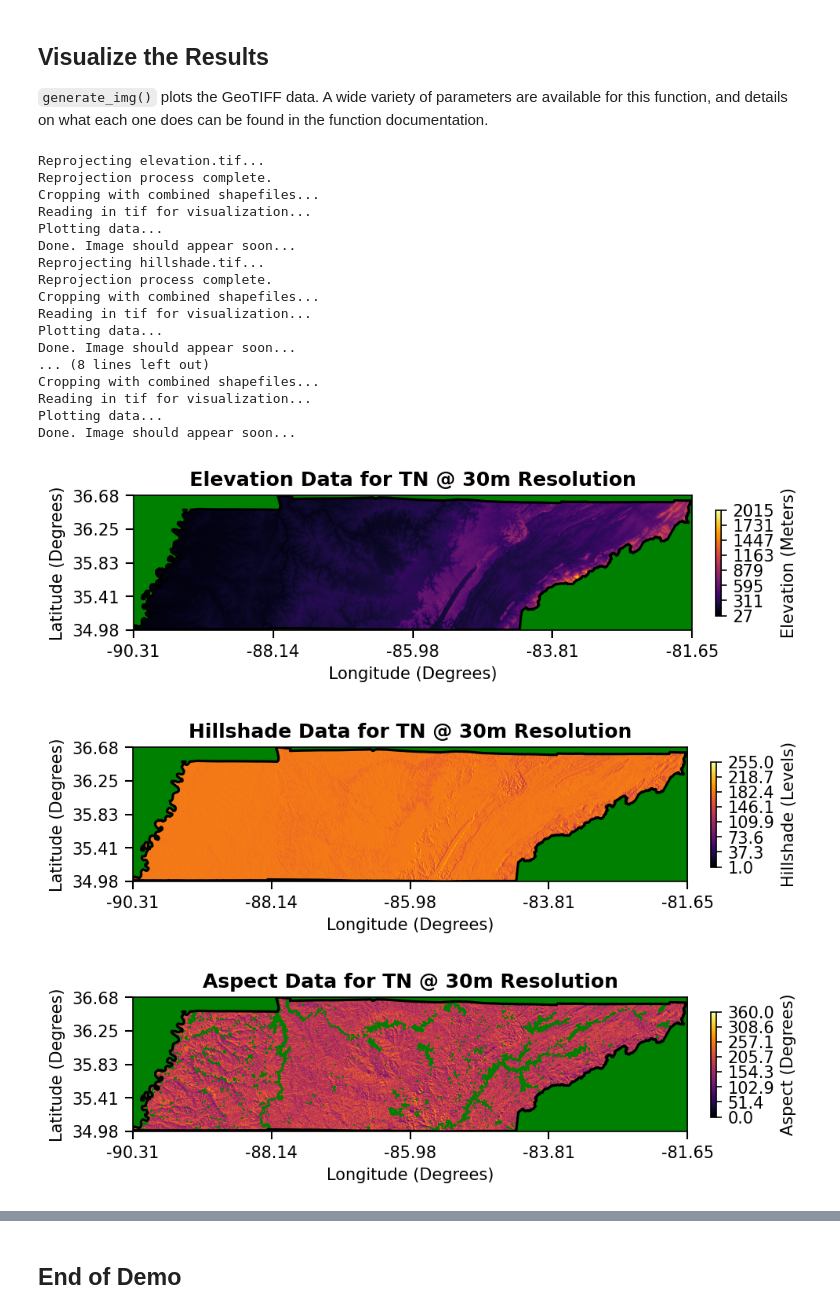
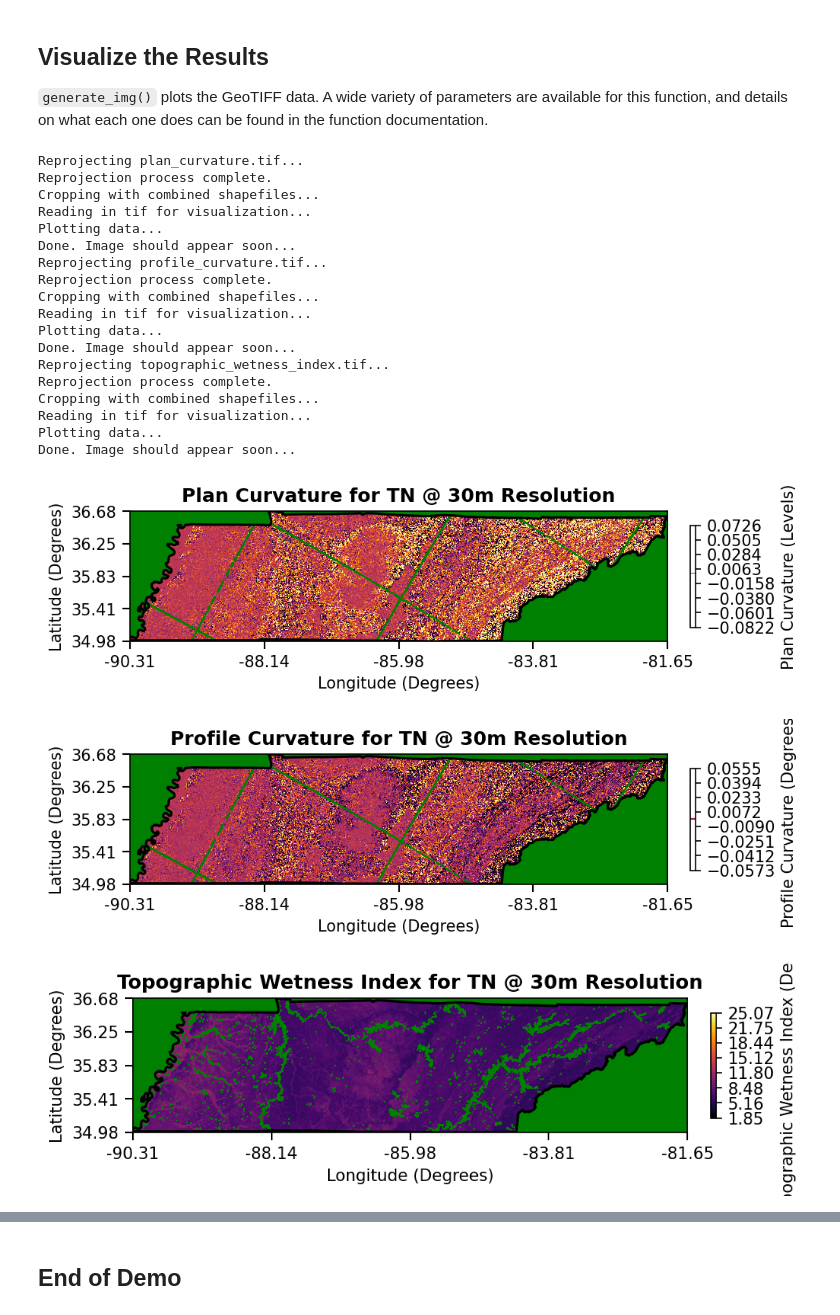
Before and after one commit to TauferLab/GEOtiled, a Jupyter notebook: demo/demo.ipynb, the cells around one changed output, grey strips where cells are left out. Cells and saved outputs as stored; diff of their text form; code cells hidden in the pictures.

```diff
--- a/demo/demo.ipynb
+++ b/demo/demo.ipynb
@@ -39,10 +39,10 @@ In the following cell you may specify variables such as what data to download, t
 download_list = 'download_urls'                                         # Name of file to store DEM download URLs
 bounding_box = {"xmin": -90.4,"ymin": 34.8,"xmax": -81.55,"ymax": 36.8} # Bounding box to use for DEM download
 shape_file = ['TN']                                                     # Shape file to use for DEM download and image cropping
-params = ['SLP','ASP','HLSD']                                           # Comma-seperated list of parameters to compute, or 'all' to compute all
+params = ['PLC','PFC','TWI']                                           # Comma-seperated list of parameters to compute, or 'all' to compute all
 num_tiles = 16                                                          # Number of tiles to split the DEM mosaic into
 
-data_folder = './geotiled_data/'                                        # Root folder where GEOtiled data will be stored
+data_folder = '/media/volume/gabriel-geotiled-small/geotiled_data/'     # Root folder where GEOtiled data will be stored
 geotiled.set_data_directory(data_folder)                                # Sets the directory to store data in
 # %% [markdown]
 ## Pre-processing of the DEM
@@ -148,28 +161,32 @@ Mosaic process completed.
 `generate_img()` plots the GeoTIFF data. A wide variety of parameters are available for this function, and details on what each one does can be found in the function documentation.
 # %%
 # Create plots for all terrain parameters
-elev_img = geotiled.generate_img(tif='elevation', downsample=5, shp_files=shape_file, crop_shp=True, reproject_gcs=True, title="Elevation Data for TN @ 30m Resolution", zunit="Meter",  xyunit="Degree", ztype="Elevation")
-hill_img = geotiled.generate_img(tif='hillshade', downsample=5, shp_files=shape_file, crop_shp=True, reproject_gcs=True, title="Hillshade Data for TN @ 30m Resolution", zunit="Level",  xyunit="Degree", ztype="Hillshade")
-asp_img  = geotiled.generate_img(tif='aspect',    downsample=5, shp_files=shape_file, crop_shp=True, reproject_gcs=True, title="Aspect Data for TN @ 30m Resolution",    zunit="Degree", xyunit="Degree", ztype="Aspect")
-slp_img  = geotiled.generate_img(tif='slope',     downsample=5, shp_files=shape_file, crop_shp=True, reproject_gcs=True, title="Slope Data for TN @ 30m Resolution",     zunit="Degree", xyunit="Degree", ztype="Slope")
+#elev_img = geotiled.generate_img(tif='elevation', downsample=5, shp_files=shape_file, crop_shp=True, reproject_gcs=True, title="Elevation for TN @ 30m Resolution", zunit="Meter",  xyunit="Degree", ztype="Elevation")
+#hill_img = geotiled.generate_img(tif='hillshade', downsample=5, shp_files=shape_file, crop_shp=True, reproject_gcs=True, title="Hillshade for TN @ 30m Resolution", zunit="Level",  xyunit="Degree", ztype="Hillshade")
+#asp_img  = geotiled.generate_img(tif='aspect',    downsample=5, shp_files=shape_file, crop_shp=True, reproject_gcs=True, title="Aspect for TN @ 30m Resolution",    zunit="Degree", xyunit="Degree", ztype="Aspect")
+#slp_img  = geotiled.generate_img(tif='slope',     downsample=5, shp_files=shape_file, crop_shp=True, reproject_gcs=True, title="Slope for TN @ 30m Resolution",     zunit="Degree", xyunit="Degree", ztype="Slope")
+plc_img = geotiled.generate_img(tif='plan_curvature', vmin=-0.001, vmax=0.001, downsample=5, shp_files=shape_file, crop_shp=True, reproject_gcs=True, title="Plan Curvature for TN @ 30m Resolution",            zunit="Level",  xyunit="Degree", ztype="Plan Curvature")
+pfc_img  = geotiled.generate_img(tif='profile_curvature', vmin=-0.001, vmax=0.001, downsample=5, shp_files=shape_file, crop_shp=True, reproject_gcs=True, title="Profile Curvature for TN @ 30m Resolution",         zunit="Degree", xyunit="Degree", ztype="Profile Curvature")
+twi_img  = geotiled.generate_img(tif='topographic_wetness_index', downsample=5, shp_files=shape_file, crop_shp=True, reproject_gcs=True, title="Topographic Wetness Index for TN @ 30m Resolution", zunit="Degree", xyunit="Degree", ztype="Topographic Wetness Index")
 # %% [output]
-Reprojecting elevation.tif...
+Reprojecting plan_curvature.tif...
 Reprojection process complete.
 Cropping with combined shapefiles...
 Reading in tif for visualization...
 Plotting data...
 Done. Image should appear soon...
-Reprojecting hillshade.tif...
+Reprojecting profile_curvature.tif...
 Reprojection process complete.
 Cropping with combined shapefiles...
 Reading in tif for visualization...
 Plotting data...
 Done. Image should appear soon...
-... (8 lines left out)
+Reprojecting topographic_wetness_index.tif...
+Reprojection process complete.
 Cropping with combined shapefiles...
 Reading in tif for visualization...
 Plotting data...
 Done. Image should appear soon...
-[figure, old version]
+[figure, new version]
-[figure, old version]
+[figure, new version]
-[figure, old version]
+[figure, new version]
```
Also changed, not shown: parts of 3 cells of this notebook.
